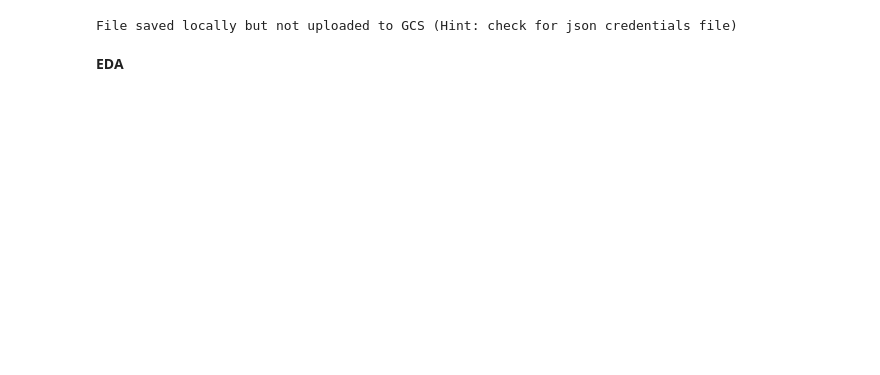
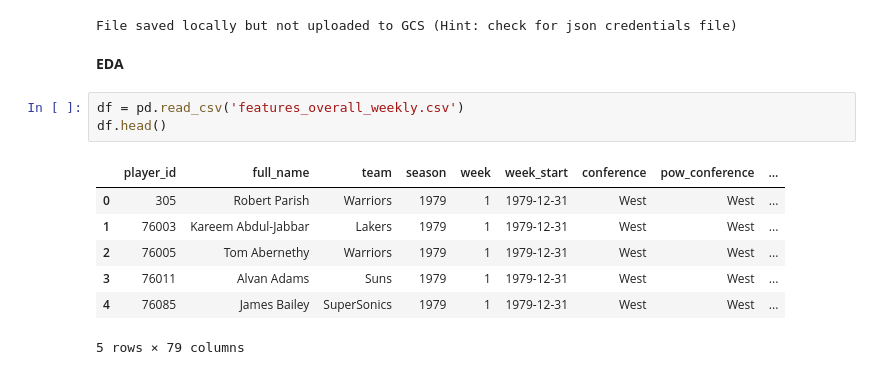
Before and after one commit to dejiandrew/nba-award-predictor, a Jupyter notebook: Final_Notebook.ipynb, the cells around one changed output. Drawn from its saved outputs; the diff is of its cells as text; blank space fills up the shorter version.

```diff
--- a/Final_Notebook.ipynb
+++ b/Final_Notebook.ipynb
@@ -1186,3 +1205,14 @@ except:
 File saved locally but not uploaded to GCS (Hint: check for json credentials file)
 # %% [markdown]
 **EDA**
+# %%
+df = pd.read_csv('features_overall_weekly.csv')
+df.head()
+# %% [output]
+|  | player_id | full_name | team | season | week | week_start | conference | pow_conference | ... |
+| 0 | 305 | Robert Parish | Warriors | 1979 | 1 | 1979-12-31 | West | West | ... |
+| 1 | 76003 | Kareem Abdul-Jabbar | Lakers | 1979 | 1 | 1979-12-31 | West | West | ... |
+| 2 | 76005 | Tom Abernethy | Warriors | 1979 | 1 | 1979-12-31 | West | West | ... |
+| 3 | 76011 | Alvan Adams | Suns | 1979 | 1 | 1979-12-31 | West | West | ... |
+| 4 | 76085 | James Bailey | SuperSonics | 1979 | 1 | 1979-12-31 | West | West | ... |
+5 rows × 79 columns
```
Also changed, not shown: parts of 7 cells of this notebook.
